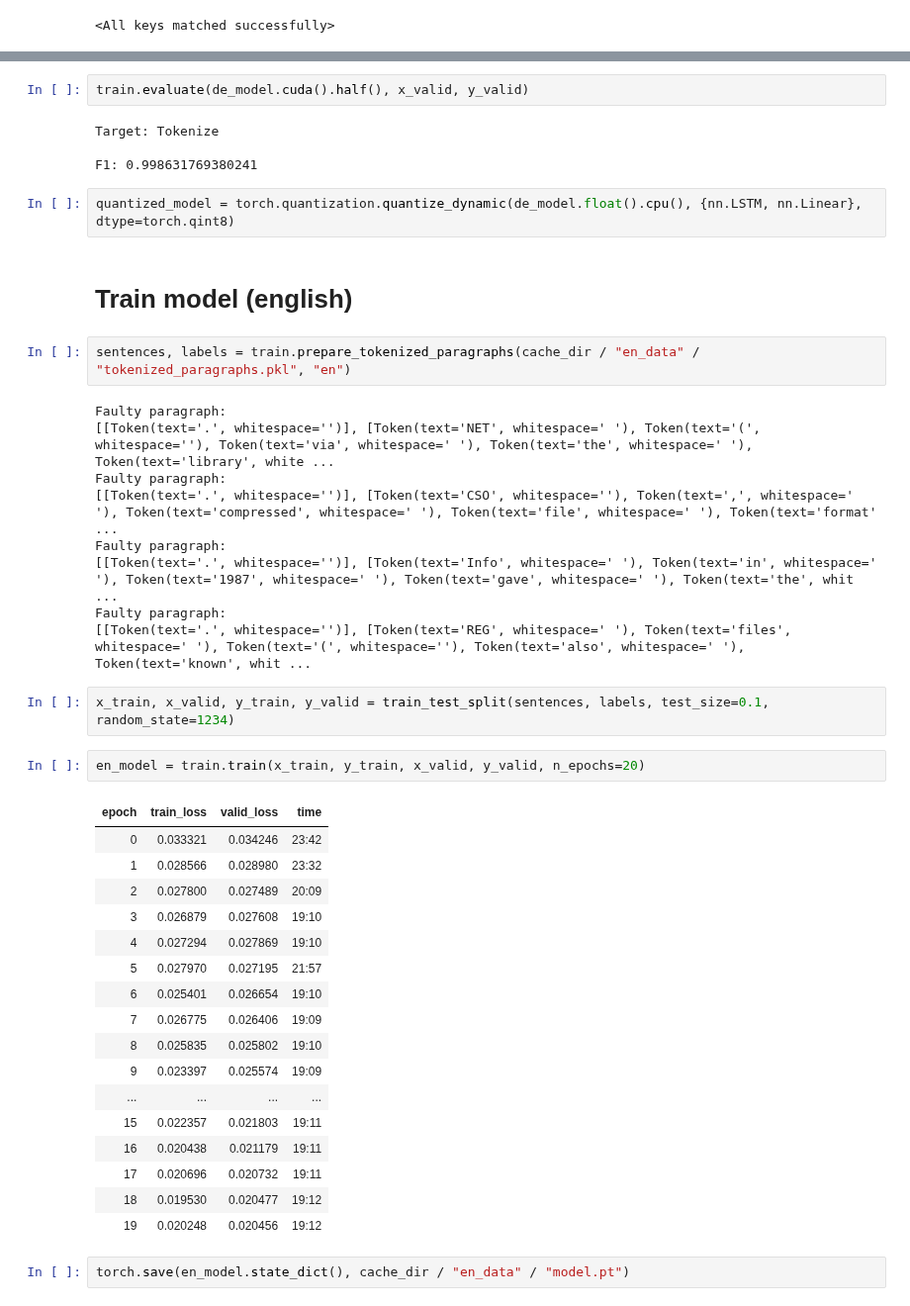
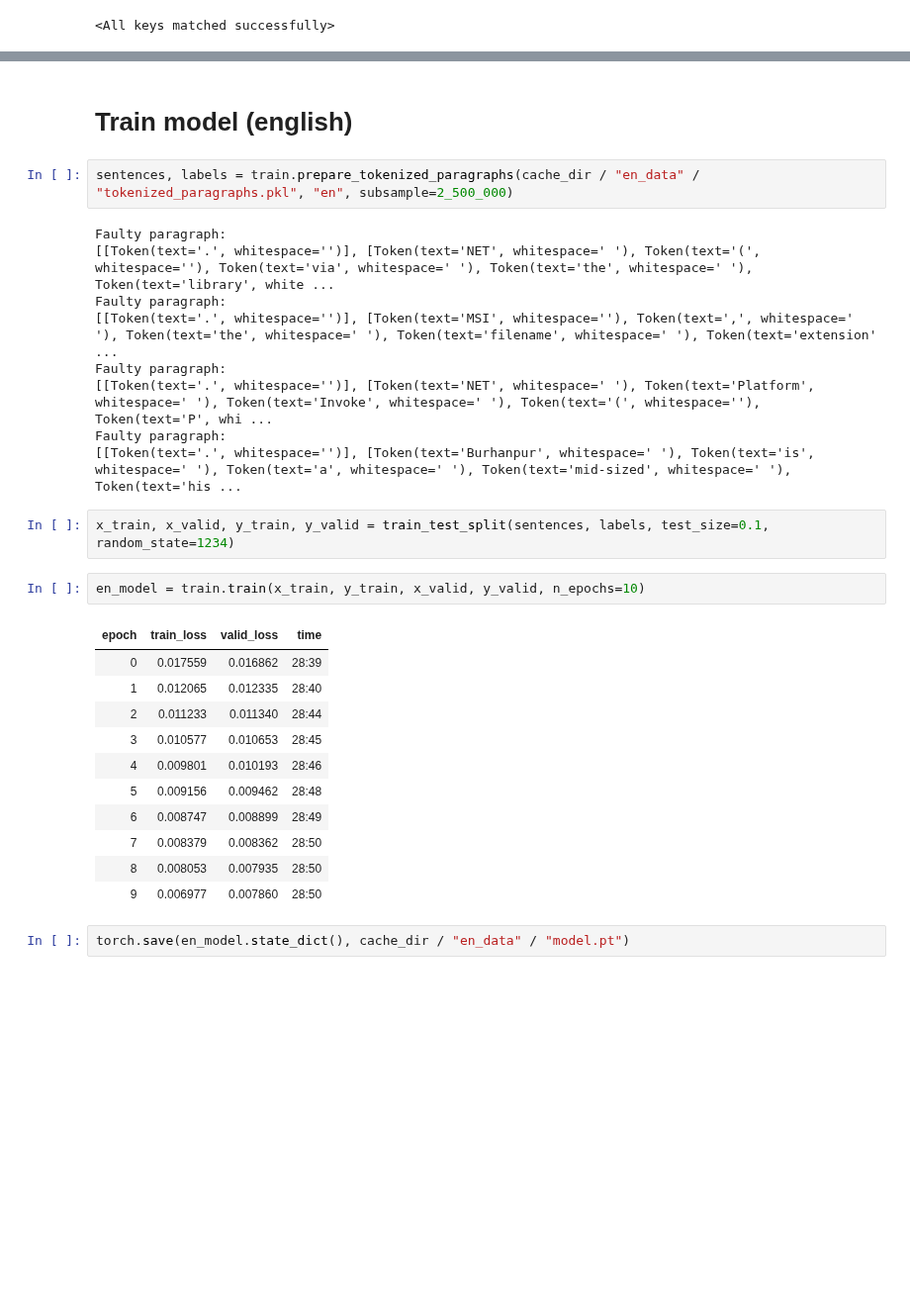
Before and after one commit to segment-any-text/wtpsplit, a Jupyter notebook: train.ipynb, the cells around one changed output, grey strips where cells are left out. Shown at 99% size. Cells and saved outputs as stored; diff of their text form; blank space fills up the shorter version.

Commit message:
updated english data, updated test sentences

```diff
--- a/train.ipynb
+++ b/train.ipynb
@@ -94,46 +94,32 @@ Recall: 0.9821189441509751
-# %%
-train.evaluate(de_model.cuda().half(), x_valid, y_valid)
-# %% [output]
-Target: Tokenize
-
-F1: 0.998631769380241
-# %%
-quantized_model = torch.quantization.quantize_dynamic(de_model.float().cpu(), {nn.LSTM, nn.Linear}, dtype=torch.qint8)
 # %% [markdown]
 # Train model (english)
 # %%
-sentences, labels = train.prepare_tokenized_paragraphs(cache_dir / "en_data" / "tokenized_paragraphs.pkl", "en")
+sentences, labels = train.prepare_tokenized_paragraphs(cache_dir / "en_data" / "tokenized_paragraphs.pkl", "en", subsample=2_500_000)
 # %% [output]
 Faulty paragraph:
 [[Token(text='.', whitespace='')], [Token(text='NET', whitespace=' '), Token(text='(', whitespace=''), Token(text='via', whitespace=' '), Token(text='the', whitespace=' '), Token(text='library', white ...
 Faulty paragraph:
-[[Token(text='.', whitespace='')], [Token(text='CSO', whitespace=''), Token(text=',', whitespace=' '), Token(text='compressed', whitespace=' '), Token(text='file', whitespace=' '), Token(text='format' ...
+[[Token(text='.', whitespace='')], [Token(text='MSI', whitespace=''), Token(text=',', whitespace=' '), Token(text='the', whitespace=' '), Token(text='filename', whitespace=' '), Token(text='extension' ...
 Faulty paragraph:
-[[Token(text='.', whitespace='')], [Token(text='Info', whitespace=' '), Token(text='in', whitespace=' '), Token(text='1987', whitespace=' '), Token(text='gave', whitespace=' '), Token(text='the', whit ...
+[[Token(text='.', whitespace='')], [Token(text='NET', whitespace=' '), Token(text='Platform', whitespace=' '), Token(text='Invoke', whitespace=' '), Token(text='(', whitespace=''), Token(text='P', whi ...
 Faulty paragraph:
-[[Token(text='.', whitespace='')], [Token(text='REG', whitespace=' '), Token(text='files', whitespace=' '), Token(text='(', whitespace=''), Token(text='also', whitespace=' '), Token(text='known', whit ...
+[[Token(text='.', whitespace='')], [Token(text='Burhanpur', whitespace=' '), Token(text='is', whitespace=' '), Token(text='a', whitespace=' '), Token(text='mid-sized', whitespace=' '), Token(text='his ...
 # %%
 x_train, x_valid, y_train, y_valid = train_test_split(sentences, labels, test_size=0.1, random_state=1234)
 # %%
-en_model = train.train(x_train, y_train, x_valid, y_valid, n_epochs=20)
+en_model = train.train(x_train, y_train, x_valid, y_valid, n_epochs=10)
 # %% [output]
 | epoch | train_loss | valid_loss | time |
-| 0 | 0.033321 | 0.034246 | 23:42 |
-| 1 | 0.028566 | 0.028980 | 23:32 |
-| 2 | 0.027800 | 0.027489 | 20:09 |
-| 3 | 0.026879 | 0.027608 | 19:10 |
-| 4 | 0.027294 | 0.027869 | 19:10 |
-| 5 | 0.027970 | 0.027195 | 21:57 |
-| 6 | 0.025401 | 0.026654 | 19:10 |
-| 7 | 0.026775 | 0.026406 | 19:09 |
-| 8 | 0.025835 | 0.025802 | 19:10 |
-| 9 | 0.023397 | 0.025574 | 19:09 |
-| ... | ... | ... | ... |
-| 15 | 0.022357 | 0.021803 | 19:11 |
-| 16 | 0.020438 | 0.021179 | 19:11 |
-| 17 | 0.020696 | 0.020732 | 19:11 |
-| 18 | 0.019530 | 0.020477 | 19:12 |
-| 19 | 0.020248 | 0.020456 | 19:12 |
+| 0 | 0.017559 | 0.016862 | 28:39 |
+| 1 | 0.012065 | 0.012335 | 28:40 |
+| 2 | 0.011233 | 0.011340 | 28:44 |
+| 3 | 0.010577 | 0.010653 | 28:45 |
+| 4 | 0.009801 | 0.010193 | 28:46 |
+| 5 | 0.009156 | 0.009462 | 28:48 |
+| 6 | 0.008747 | 0.008899 | 28:49 |
+| 7 | 0.008379 | 0.008362 | 28:50 |
+| 8 | 0.008053 | 0.007935 | 28:50 |
+| 9 | 0.006977 | 0.007860 | 28:50 |
 # %%
 torch.save(en_model.state_dict(), cache_dir / "en_data" / "model.pt")
 # %%
```
Also changed, not shown: parts of 11 cells of this notebook, 8 other files.
